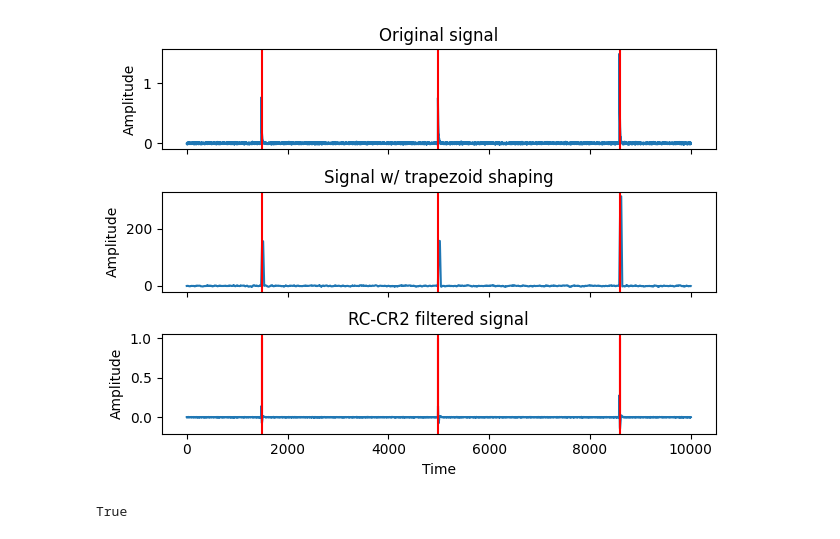
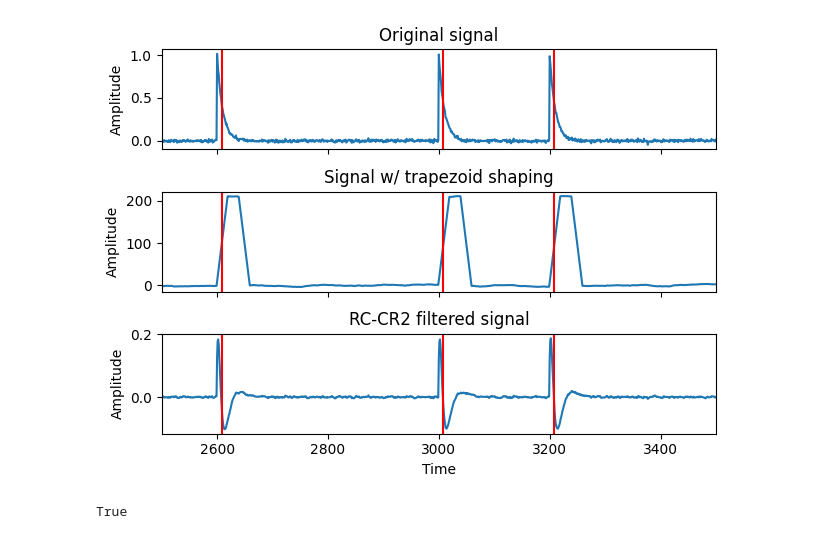
Before and after one commit to sleepythessu/Space-Instrumentation, a Jupyter notebook: filter_simulation.ipynb, the cells around one changed output. Cells and saved outputs as stored; diff of their text form; code cells hidden in the pictures.

```diff
--- a/filter_simulation.ipynb
+++ b/filter_simulation.ipynb
@@ -110,44 +147,42 @@ tau = 0.001
 k = 20
 l = 40
 sigma = 0.01
+b = 1
 
+# TODO pulse train (exponential distribution with delta t, pulse roughly 20*tau)
 signal = np.zeros(shape=(samples)) + np.random.normal(0, sigma, size=samples)
-signal = add_exp_pulse(signal, pos=np.random.randint(1000, 9000), tau=tau, samples=samples)
-
-signal = 0.5 * add_exp_pulse(signal, pos=np.random.randint(1000, 9000), tau=tau, samples=samples)
-
-signal = 1.5 *add_exp_pulse(signal, pos=np.random.randint(1000, 9000), tau=tau, samples=samples)
+signal = add_exp_pulse(signal, pos=2600, b=b, tau=tau)
+signal = add_exp_pulse(signal, pos=3000, b=b, tau=tau)
+signal = add_exp_pulse(signal, pos=3200, b=b, tau=tau)
 
 filt_sig = rccr2_filter(signal)
 trapez_sig = trapezoid_shaper(signal, tau, T, k, l)
 
-# TODO pulse train (exponential distribution with delta t, pulse roughly 20*tau)
 threshold = 0.05
 trigs = triggers(filt_sig, threshold)
 
 fig, axs = plt.subplots(nrows=3, sharex=True)
 axs[0].set_title("Original signal")
 axs[0].set_ylabel("Amplitude")
 axs[0].plot(signal)
 
 axs[1].set_title("Signal w/ trapezoid shaping")
 axs[1].set_ylabel("Amplitude")
 axs[1].plot(trapez_sig)
 
 axs[2].set_title("RC-CR2 filtered signal")
 axs[2].set_ylabel("Amplitude")
 axs[2].set_xlabel("Time")
 axs[2].plot(filt_sig)
-axs[2].vlines(triggers(filt_sig, threshold), 0, 1, color="red")
 
 for ax in axs:
     for trig in trigs:
         ax.axvline(trig, color="red")
 
-#axs[2].set_xlim(2500, 3500)
+axs[2].set_xlim(2500, 3500)
 plt.tight_layout()
 # %% [output]
-[figure, old version]
+[figure, new version]
 # %%
 np.nonzero((signal > threshold).astype(np.int64))[0].shape[0] > 0
 # %% [output]
```
Also changed, not shown: parts of 4 cells of this notebook.
